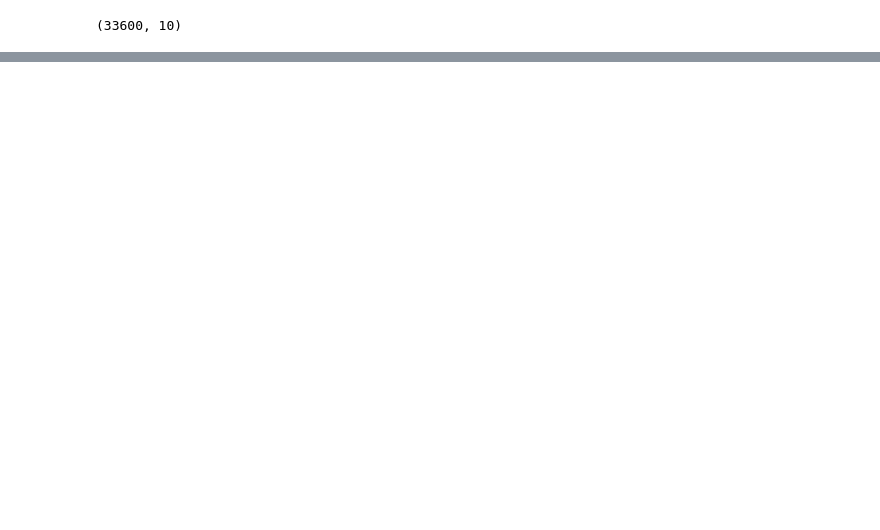
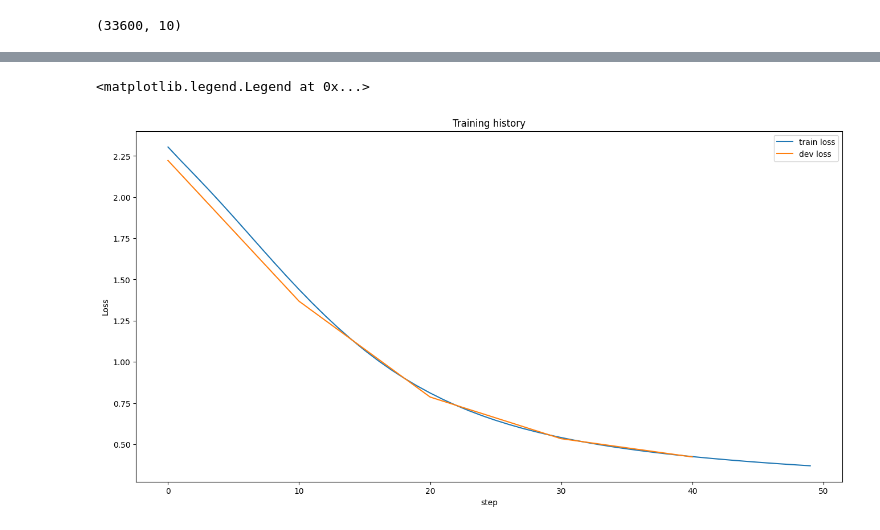
Before and after one commit to LevelUp-It-School/DS_02_10_2025, a Jupyter notebook: NN/pytorch_1.ipynb, the cells around one changed output, grey strips where cells are left out. Cells and saved outputs as stored; diff of their text form; code cells hidden in the pictures; blank space fills up the shorter version.

```diff
--- a/NN/pytorch_1.ipynb
+++ b/NN/pytorch_1.ipynb
@@ -100,0 +124,39 @@ Train F1:  0.9251725661142259
+# %%
+model = MyFirstNN()
+
+optimizer = torch.optim.Adam(params=model.parameters(), lr = 0.001)
+# %%
+from tqdm import tqdm
+
+N_EPOCHS = 50
+X_tr = torch.tensor(X_train[1000:], dtype=torch.float32)
+y_tr = torch.tensor(y_train[1000:], dtype=torch.long)
+X_dev = torch.tensor(X_train[:1000], dtype=torch.float32)
+y_dev = torch.tensor(y_train[:1000], dtype=torch.long)
+
+train_loss_history = []
+dev_loss_history = []
+
+for i in tqdm(range(N_EPOCHS)):
+    predictions = model(X_tr)
+    loss = F.cross_entropy(predictions, y_tr)
+    optimizer.zero_grad()
+    loss.backward()
+    optimizer.step()
+    train_loss_history.append(loss.item())
+
+    if i % 10 == 0:
+        predictions = model(X_dev)
+        loss = F.cross_entropy(predictions, y_dev)
+        dev_loss_history.append(loss.item())
+# %%
+plt.figure(figsize=(16, 8))
+plt.title('Training history')
+plt.ylabel('Loss')
+plt.xlabel('step')
+plt.plot(range(N_EPOCHS), train_loss_history, label='train loss')
+plt.plot(range(N_EPOCHS)[::10], dev_loss_history, label='dev loss')
+plt.legend()
+# %% [output]
+<matplotlib.legend.Legend at 0x...>
+[figure, added]
```
Also changed, not shown: parts of 10 cells of this notebook.
